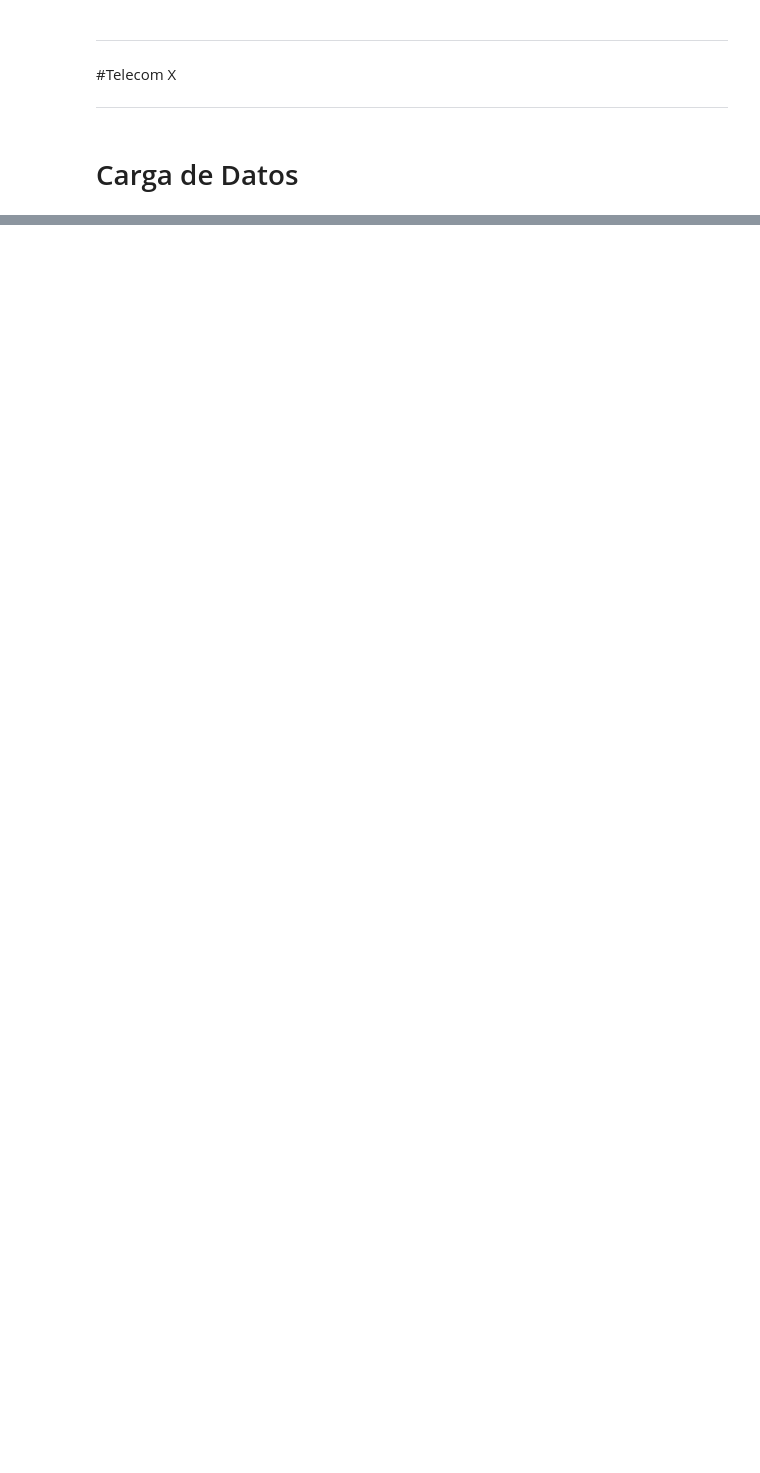
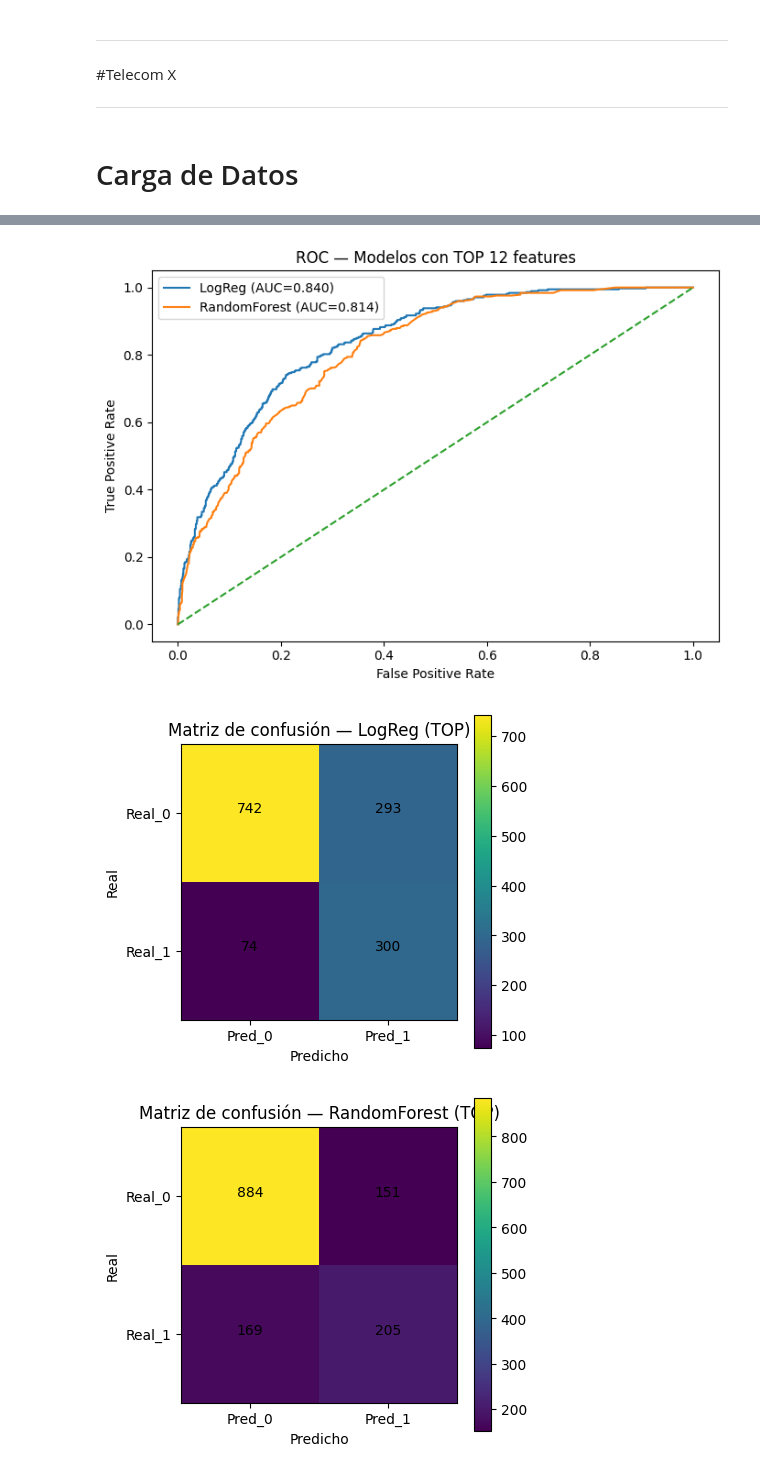
Before and after one commit to fmonteci/Telecom_x, a Jupyter notebook: Telecom_X_FM.ipynb, the cells around one changed output, grey strips where cells are left out. Drawn from its saved outputs; the diff is of its cells as text; code cells hidden in the pictures; blank space fills up the shorter version.

```diff
--- a/Telecom_X_FM.ipynb
+++ b/Telecom_X_FM.ipynb
@@ -553,0 +149,4 @@ f1:  0.5513016845329249
+# %%
+majority_class = train_df['Churn'].value_counts().idxmax()
+df_majority = train_df[train_df['Churn'] == majority_class]
+df_minority = train_df[train_df['Churn'] != majority_class]
@@ -553,0 +610,15 @@ f1:  0.5513016845329249
+# %%
+y_pred_lr = log_reg_sel.predict(Xte_lr)
+y_proba_lr = log_reg_sel.predict_proba(Xte_lr)[:, 1]
+
+y_pred_rf = rf_sel.predict(Xte_rf)
+y_proba_rf = rf_sel.predict_proba(Xte_rf)[:, 1]
+
+df_eval = pd.DataFrame(
+    [eval_row(y_test, y_pred_lr, y_proba_lr),
+     eval_row(y_test, y_pred_rf, y_proba_rf)],
+    index=["LogReg (TOP)", "RandomForest (TOP)"]
+).round(4)
+
+print("\n=== Métricas en TEST (con TOP features) ===")
+print(df_eval)
@@ -553,0 +632,43 @@ f1:  0.5513016845329249
+# %%
+from sklearn.metrics import roc_curve
+fpr_lr, tpr_lr, _ = roc_curve(y_test, y_proba_lr)
+fpr_rf, tpr_rf, _ = roc_curve(y_test, y_proba_rf)
+
+plt.figure(figsize=(7,5))
+plt.plot(fpr_lr, tpr_lr, label="LogReg (AUC={:.3f})".format(df_eval.loc["LogReg (TOP)","ROC_AUC"]))
+plt.plot(fpr_rf, tpr_rf, label="RandomForest (AUC={:.3f})".format(df_eval.loc["RandomForest (TOP)","ROC_AUC"]))
+plt.plot([0,1],[0,1], linestyle="--")
+plt.xlabel("False Positive Rate")
+plt.ylabel("True Positive Rate")
+plt.title("ROC — Modelos con TOP {} features".format(TOP_N))
+plt.legend()
+plt.tight_layout()
+plt.show()
+
+
+def plot_cm(cm, title):
+    plt.figure(figsize=(4.5,4))
+    plt.imshow(cm, interpolation='nearest')
+    plt.title(title)
+    plt.colorbar()
+    tick_marks = np.arange(2)
+    plt.xticks(tick_marks, ["Pred_0","Pred_1"])
+    plt.yticks(tick_marks, ["Real_0","Real_1"])
+    for i in range(cm.shape[0]):
+        for j in range(cm.shape[1]):
+            plt.text(j, i, format(cm[i, j], 'd'), horizontalalignment="center")
+    plt.ylabel('Real')
+    plt.xlabel('Predicho')
+    plt.tight_layout()
+    plt.show()
+
+
+cm_lr = confusion_matrix(y_test, y_pred_lr)
+cm_rf = confusion_matrix(y_test, y_pred_rf)
+
+plot_cm(cm_lr, "Matriz de confusión — LogReg (TOP)")
+plot_cm(cm_rf, "Matriz de confusión — RandomForest (TOP)")
+# %% [output]
+[figure, added]
+[figure, added]
+[figure, added]
```
Also changed, not shown: parts of 110 cells of this notebook.
